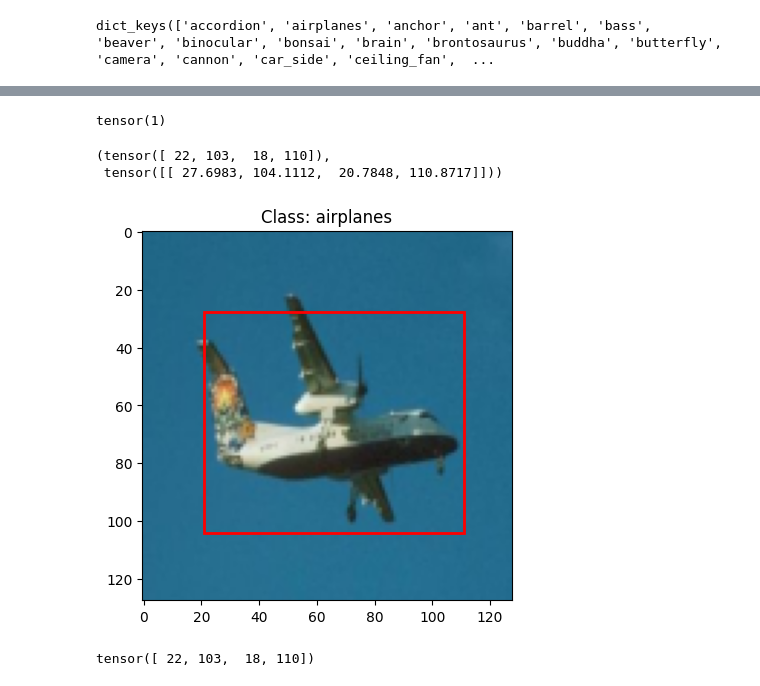
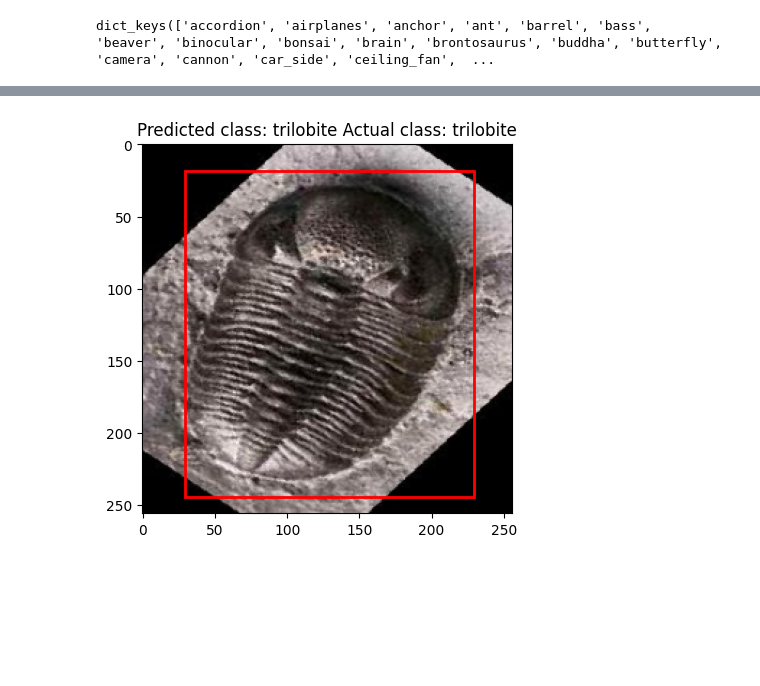
Before and after one commit to asyncdoggo/image-classification-torch, a Jupyter notebook: train.ipynb, the cells around one changed output, grey strips where cells are left out. Cells and saved outputs as stored; diff of their text form; code cells hidden in the pictures; blank space fills up the shorter version.

Commit message:
Add model and eval

```diff
--- a/train.ipynb
+++ b/train.ipynb
@@ -183,8 +204,8 @@ def split_dataset(data_dict, test_size=0.2, random_state=42):
 # %%
 train_data, test_data = split_dataset(p)
 # %%
-train_dataset = CustomDataset(train_data, transform=transform)
-test_dataset = CustomDataset(test_data, transform=transform)
+train_dataset = CustomDataset(train_data, transform,size_dim)
+test_dataset = CustomDataset(test_data, transform,size_dim)
 # %%
 
 # im = Image.open(f"dataset/{train_dataset.class_names[train_dataset.samples[100]['label']]}/{train_dataset.samples[100]['img']}")
@@ -354,6 +396,11 @@ image, bound, label
 # %%
-model.eval()
+def make_pred(image):
+    model.eval()
 
-with torch.inference_mode():
-    features, predicted_bboxes = model(torch.stack([image]).to(device))
-    pred_prob = torch.softmax(features.squeeze(),dim=0)
+    with torch.inference_mode():
+        features, predicted_bboxes = model(torch.stack([image]).to(device))
+        pred_prob = torch.softmax(features.squeeze(),dim=0)
+        pred_class = pred_prob.argmax().cpu()
+        pred_box = predicted_bboxes.cpu()
+
+    return pred_box, pred_class
@@ -383,4 +406,0 @@ pred_class = pred_prob.argmax().cpu()
-# %%
-pred_class
-# %% [output]
-tensor(1)
@@ -389,26 +407,23 @@ pred_box = predicted_bboxes.cpu()
 # %%
-bound, pred_box
+pred_box,pred_class = make_pred(image)
-# %% [output]
-(tensor([ 22, 103,  18, 110]),
- tensor([[ 27.6983, 104.1112,  20.7848, 110.8717]]))
 # %%
+def plot_image(image, pred_box, pred_class):
+    fig, ax = plt.subplots(1)
 
-fig, ax = plt.subplots(1)
-
-image_np = np.transpose(image.numpy(), (1, 2, 0))
-# image_np = img.T
+    image_np = np.transpose(image.numpy(), (1, 2, 0))
+    # image_np = img.T
 
 
-ax.imshow(image_np)
-y1, y2, x1, x2 = np.array(pred_box).T
-w = x2-x1
-h = y2-y1
-rect = patches.Rectangle((x1, y1), w, h, linewidth=2,
-                         edgecolor='r', facecolor='none')
-ax.add_patch(rect)
-plt.title(f'Class: {train_dataset.class_names[pred_class]}')
-plt.show()
-print(bound)
+    ax.imshow(image_np)
+    y1, y2, x1, x2 = np.array(pred_box).T
+    w = x2-x1
+    h = y2-y1
+    rect = patches.Rectangle((x1, y1), w, h, linewidth=2,
+                            edgecolor='r', facecolor='none')
+    ax.add_patch(rect)
+    plt.title(f'Predicted class: {train_dataset.class_names[pred_class]} Actual class: {train_dataset.class_names[label]}')
+    plt.show()
+
+plot_image(image,pred_box,pred_class)
 # %% [output]
-[figure, old version]
+[figure, new version]
-tensor([ 22, 103,  18, 110])
```
Also changed, not shown: parts of 22 cells of this notebook, 3 other files.
